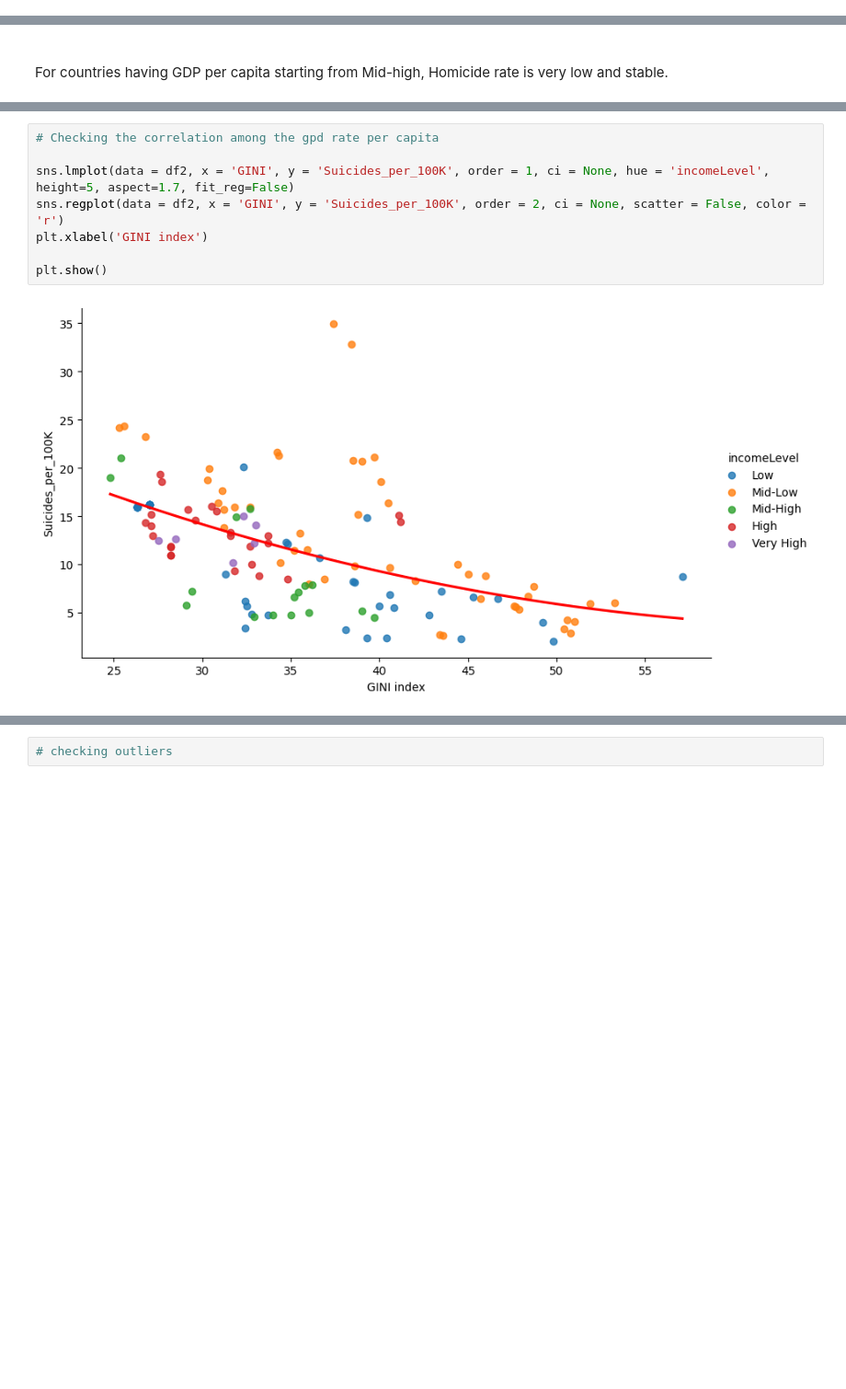
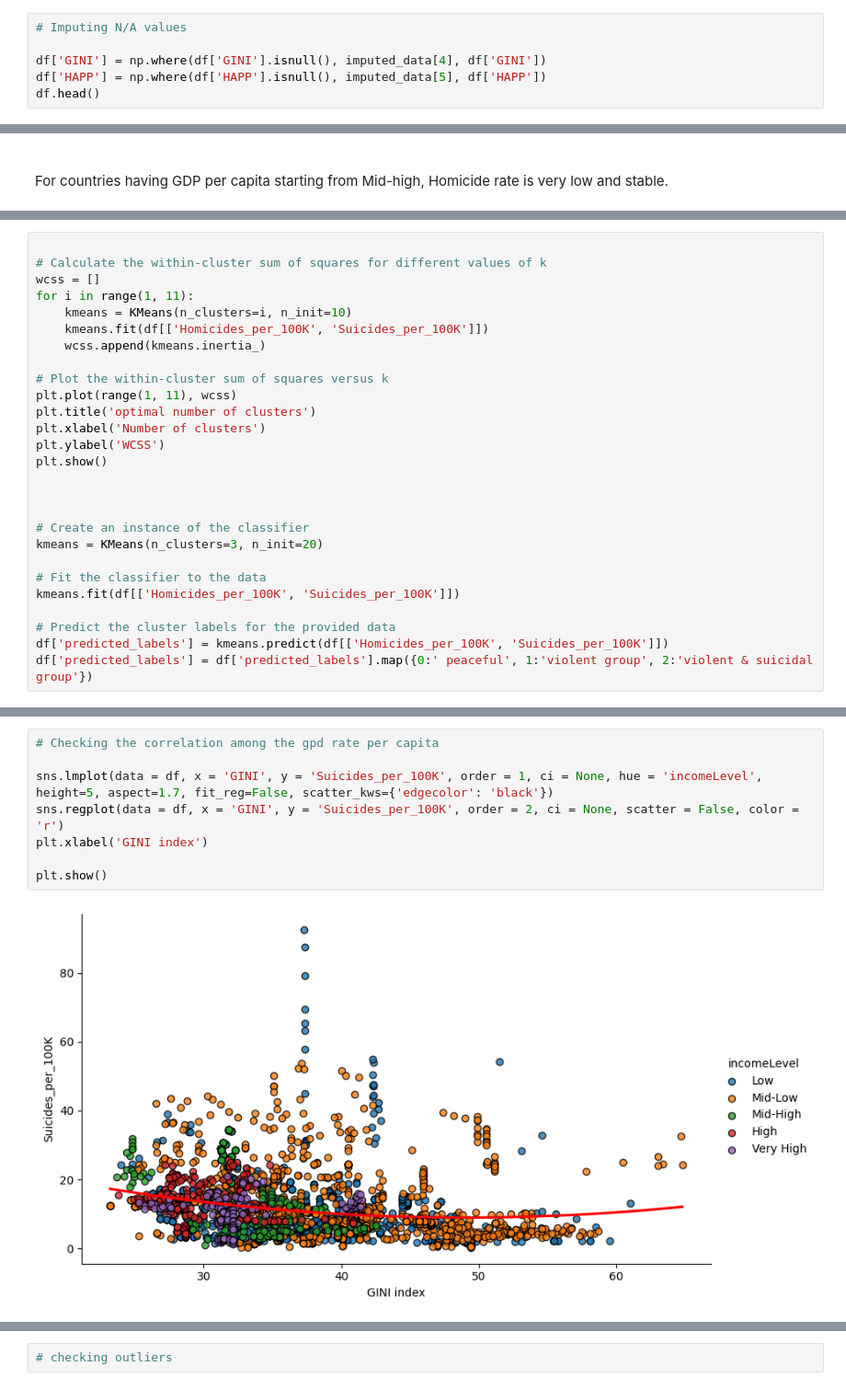
Before and after one commit to Mikhail-Mks/Analysis-of-homicide-and-suicide, a Jupyter notebook: Code/SC_HC_analysis.ipynb, the cells around one changed output, grey strips where cells are left out. Shown at 92% size. Cells and saved outputs as stored; diff of their text form; blank space fills up the shorter version.

```diff
--- a/Code/SC_HC_analysis.ipynb
+++ b/Code/SC_HC_analysis.ipynb
@@ -68,0 +99,6 @@ df['incomeLevel'] = pd.cut(df.GDPPC_avg, bins, labels = gname)
+# %%
+# Imputing N/A values
+
+df['GINI'] = np.where(df['GINI'].isnull(), imputed_data[4], df['GINI'])
+df['HAPP'] = np.where(df['HAPP'].isnull(), imputed_data[5], df['HAPP'])
+df.head()
@@ -166,0 +206,27 @@ For countries having GDP per capita starting from Mid-high, Homicide rate is ver
+# %%
+
+# Calculate the within-cluster sum of squares for different values of k
+wcss = []
+for i in range(1, 11):
+    kmeans = KMeans(n_clusters=i, n_init=10)
+    kmeans.fit(df[['Homicides_per_100K', 'Suicides_per_100K']])
+    wcss.append(kmeans.inertia_)
+
+# Plot the within-cluster sum of squares versus k
+plt.plot(range(1, 11), wcss)
+plt.title('optimal number of clusters')
+plt.xlabel('Number of clusters')
+plt.ylabel('WCSS')
+plt.show()
+
+
+
+# Create an instance of the classifier
+kmeans = KMeans(n_clusters=3, n_init=20)
+
+# Fit the classifier to the data
+kmeans.fit(df[['Homicides_per_100K', 'Suicides_per_100K']])
+
+# Predict the cluster labels for the provided data
+df['predicted_labels'] = kmeans.predict(df[['Homicides_per_100K', 'Suicides_per_100K']])
+df['predicted_labels'] = df['predicted_labels'].map({0:' peaceful', 1:'violent group', 2:'violent & suicidal group'})
@@ -241,11 +325,11 @@ plt.show()
 # %%
 # Checking the correlation among the gpd rate per capita
 
-sns.lmplot(data = df2, x = 'GINI', y = 'Suicides_per_100K', order = 1, ci = None, hue = 'incomeLevel', height=5, aspect=1.7, fit_reg=False)
-sns.regplot(data = df2, x = 'GINI', y = 'Suicides_per_100K', order = 2, ci = None, scatter = False, color = 'r')
+sns.lmplot(data = df, x = 'GINI', y = 'Suicides_per_100K', order = 1, ci = None, hue = 'incomeLevel', height=5, aspect=1.7, fit_reg=False, scatter_kws={'edgecolor': 'black'})
+sns.regplot(data = df, x = 'GINI', y = 'Suicides_per_100K', order = 2, ci = None, scatter = False, color = 'r')
 plt.xlabel('GINI index')
 
 plt.show()
 # %% [output]
-[figure, old version]
+[figure, new version]
 # %%
```
Also changed, not shown: parts of 51 cells of this notebook, 1 other file.
